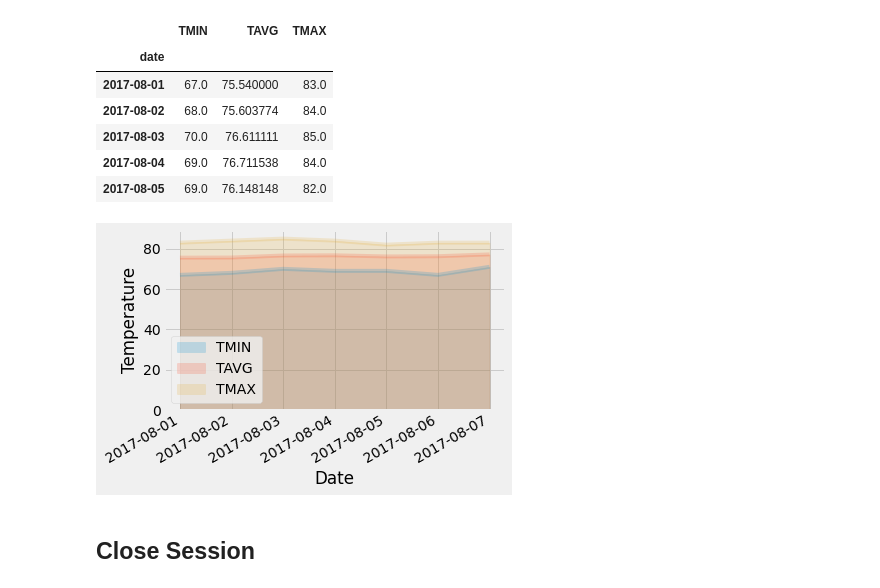
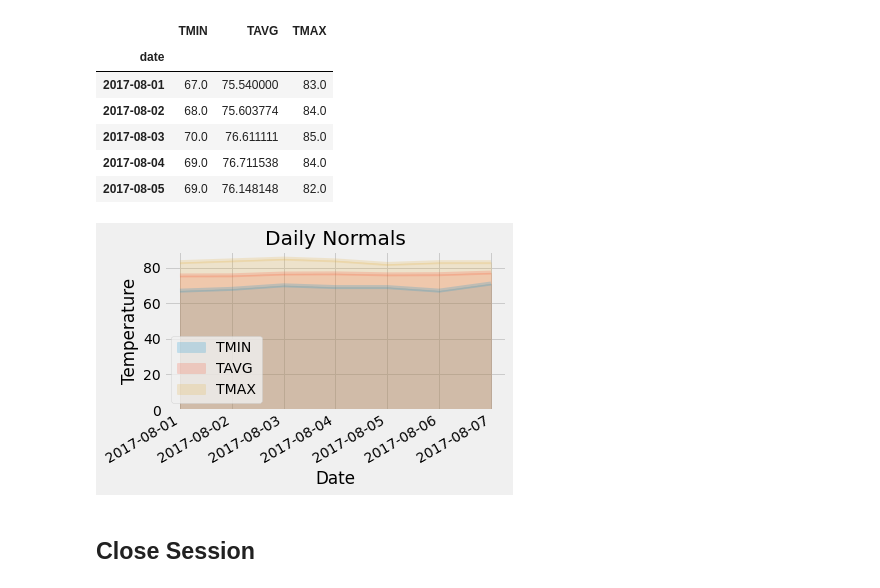
Before and after one commit to minxgithub/sqlalchemy-challenge, a Jupyter notebook: temp_analysis_bonus_2_starter.ipynb, the cells around one changed output. Saved outputs shown, nothing was run; the diff lists cells and outputs as text; code cells hidden in the pictures.

```diff
--- a/temp_analysis_bonus_2_starter.ipynb
+++ b/temp_analysis_bonus_2_starter.ipynb
@@ -188,14 +188,14 @@ df.head()
 # %%
 # Plot the daily normals as an area plot with `stacked=False`
 df.plot(kind='area', stacked=False, x_compat=True, alpha=0.2)
-plt.tight_layout()
+plt.title("Daily Normals")
 plt.xlabel("Date")
 plt.ylabel("Temperature")
 plt.tight_layout()
 plt.savefig("Output/daily_normals.png")
 plt.show()
 # %% [output]
-[figure, old version]
+[figure, new version]
 # %% [markdown]
 ## Close Session
 # %%
```
Also changed, not shown: 3 other files.
